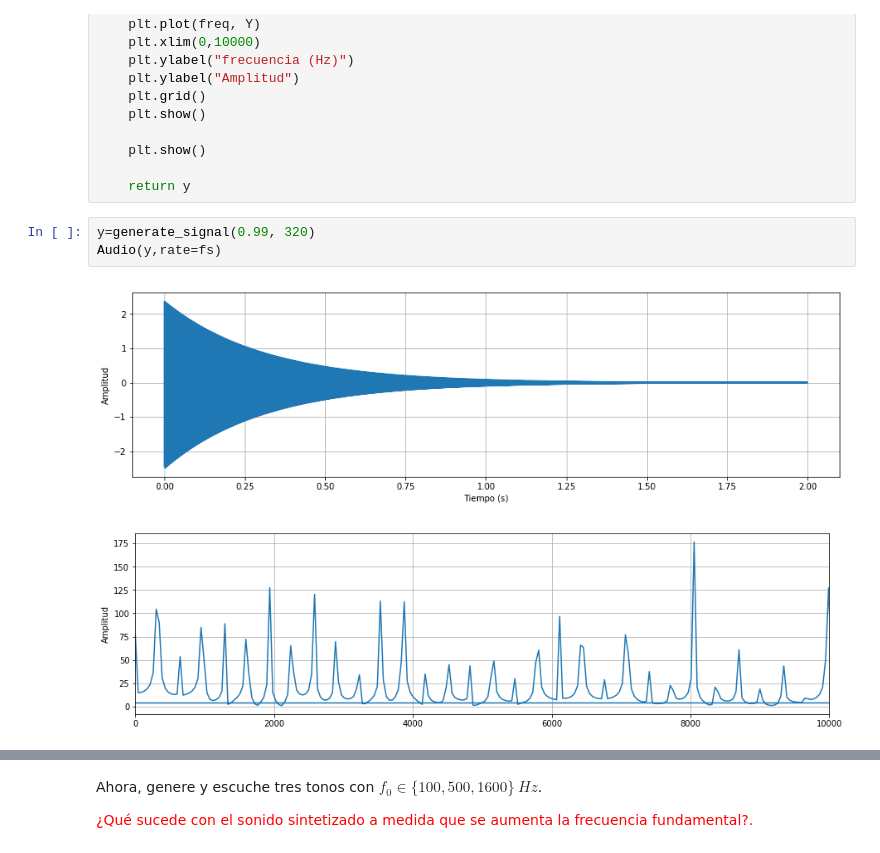
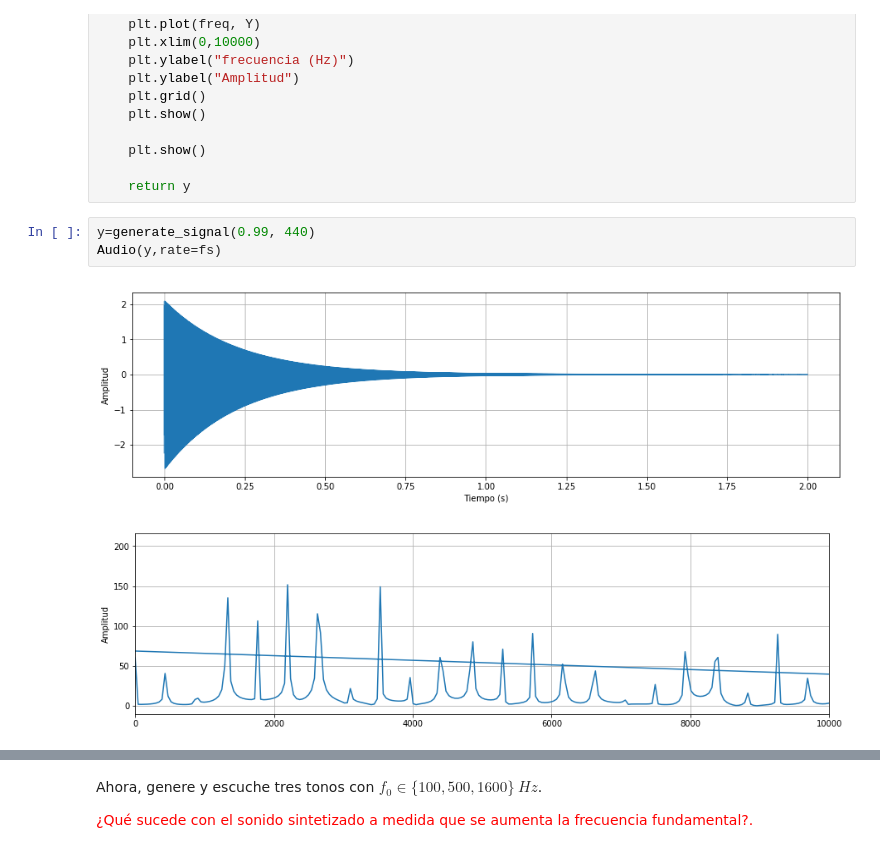
Before and after one commit to jcvasquezc/PDS_2019.2, a Jupyter notebook: lab6_KS_synthesis/Laboratorio 6.ipynb, the cells around one changed output, grey strips where cells are left out. Cells and saved outputs as stored; diff of their text form.

```diff
--- a/lab6_KS_synthesis/Laboratorio 6.ipynb
+++ b/lab6_KS_synthesis/Laboratorio 6.ipynb
@@ -211,11 +214,11 @@ def generate_signal(alpha, F0):
 
     return y
 # %%
-y=generate_signal(0.99, 320)
+y=generate_signal(0.99, 440)
 Audio(y,rate=fs)
 # %% [output]
-[figure, old version]
+[figure, new version]
-[figure, old version]
+[figure, new version]
 [interactive output not drawn]
 # %% [markdown]
 Ahora, genere y escuche tres tonos con $f_0\in \{100,500,1600\}~Hz$.
```
Also changed, not shown: parts of 8 cells of this notebook, 2 other files.
